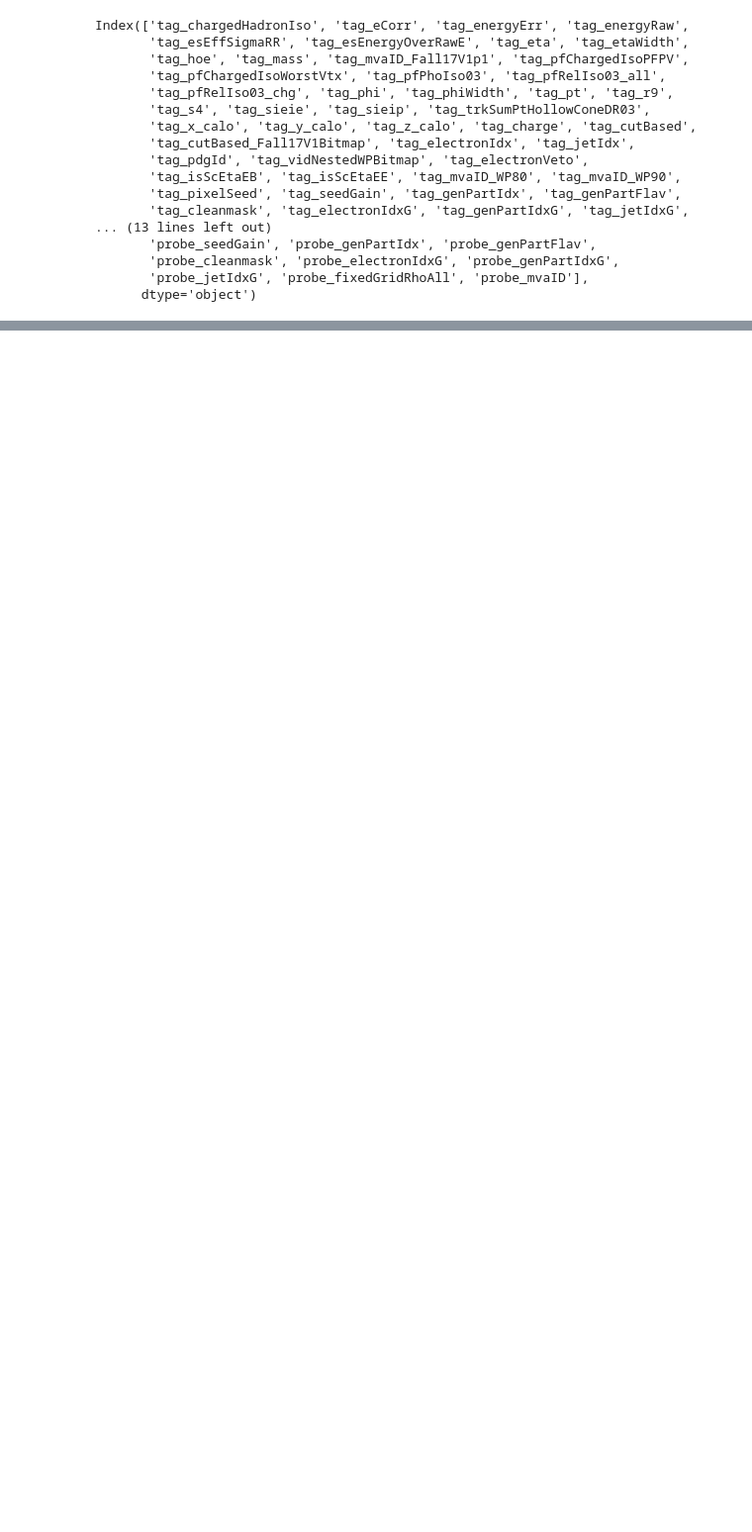
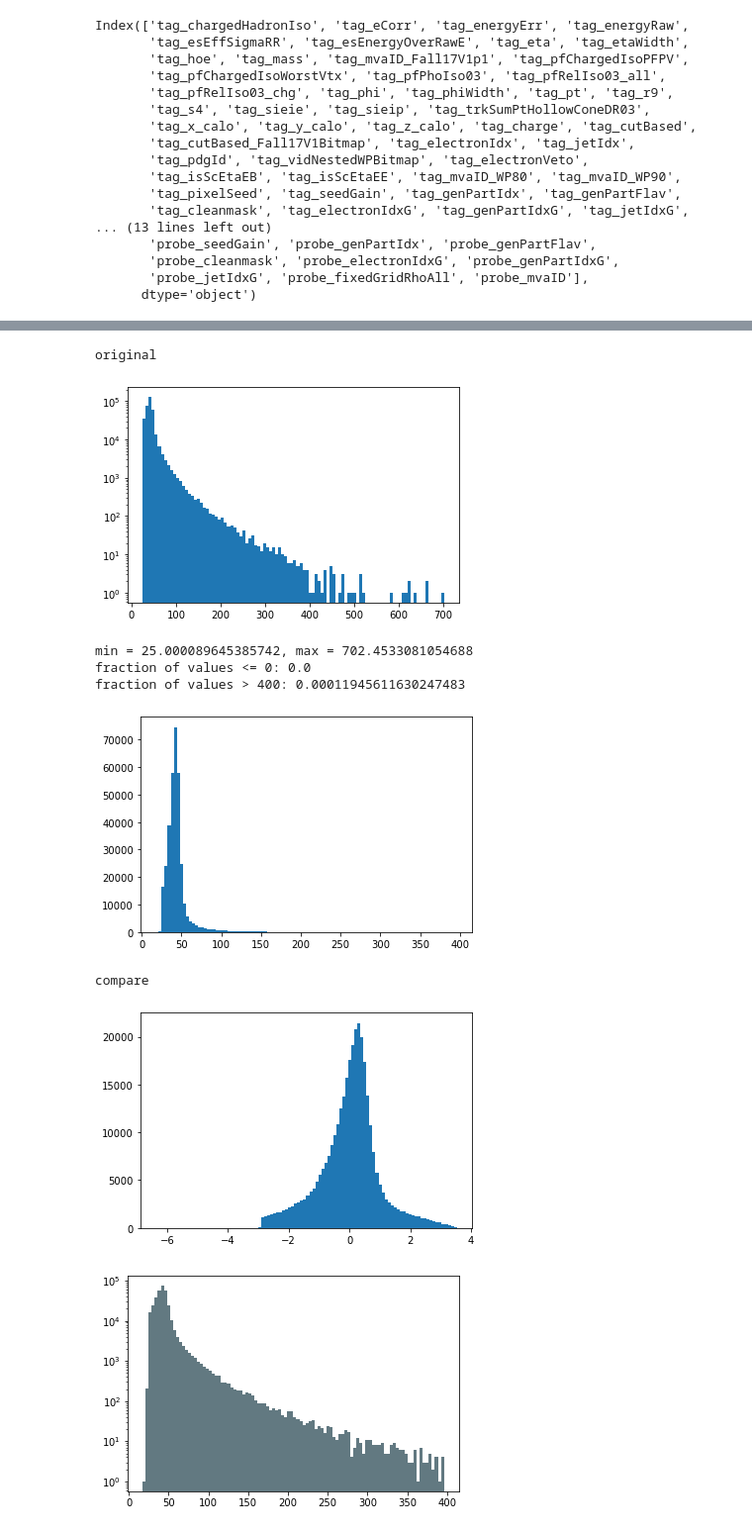
Before and after one commit to maxgalli/SSNF2, a Jupyter notebook: notebooks/study_transforms.ipynb, the cells around one changed output, grey strips where cells are left out. Shown: that part at 99% size. Drawn from its saved outputs; the diff is of its cells as text; code cells hidden in the pictures; blank space fills up the shorter version.

```diff
--- a/notebooks/study_transforms.ipynb
+++ b/notebooks/study_transforms.ipynb
@@ -180,0 +283,50 @@ class Displacer(TransformerMixin, BaseEstimator, MaskMixin):
+# %%
+bins = 100
+vname = "probe_pt"
+var = deepcopy(df_data[vname].values)
+
+print("original")
+plt.yscale('log')
+plt.hist(var, bins=bins);
+plt.show();
+
+out_upper = 400
+print("min = {}, max = {}".format(np.min(var), np.max(var)))
+print("fraction of values <= 0: {}".format(len(var[var <=0]) / len(var)))
+print("fraction of values > {}: {}".format(out_upper, len(var[var > out_upper]) / len(var)))
+var = remove_outliers(var, (0, out_upper))
+plt.hist(var, bins=bins);
+plt.show();
+
+pipe = Pipeline(
+    [
+        #("sampler", IsoTransformer(0.5)),
+        #("custom_log", CustomLog()),
+        #("min_max", MinMaxScaler((-1, 1))),
+        #("custom_pt", CustomPT()),
+        #("standard", StandardScaler()),
+        #("none", None),
+        ("box_cox", PowerTransformer(method="box-cox")),
+    ]
+)
+
+print("compare")
+nvar = deepcopy(var)
+new_var = pipe.fit_transform(nvar.reshape(-1, 1))
+plt.hist(new_var, bins=bins);
+plt.show();
+old_var = pipe.inverse_transform(new_var)
+plt.hist(var, bins=bins);
+plt.hist(old_var, bins=bins, alpha=0.3);
+plt.yscale('log')
+plt.show();
+# %% [output]
+original
+[figure, added]
+min = 25.000089645385742, max = 702.4533081054688
+fraction of values <= 0: 0.0
+fraction of values > 400: 0.00011945611630247483
+[figure, added]
+compare
+[figure, added]
+[figure, added]
```
Also changed, not shown: parts of 38 cells of this notebook, 1 other file.
